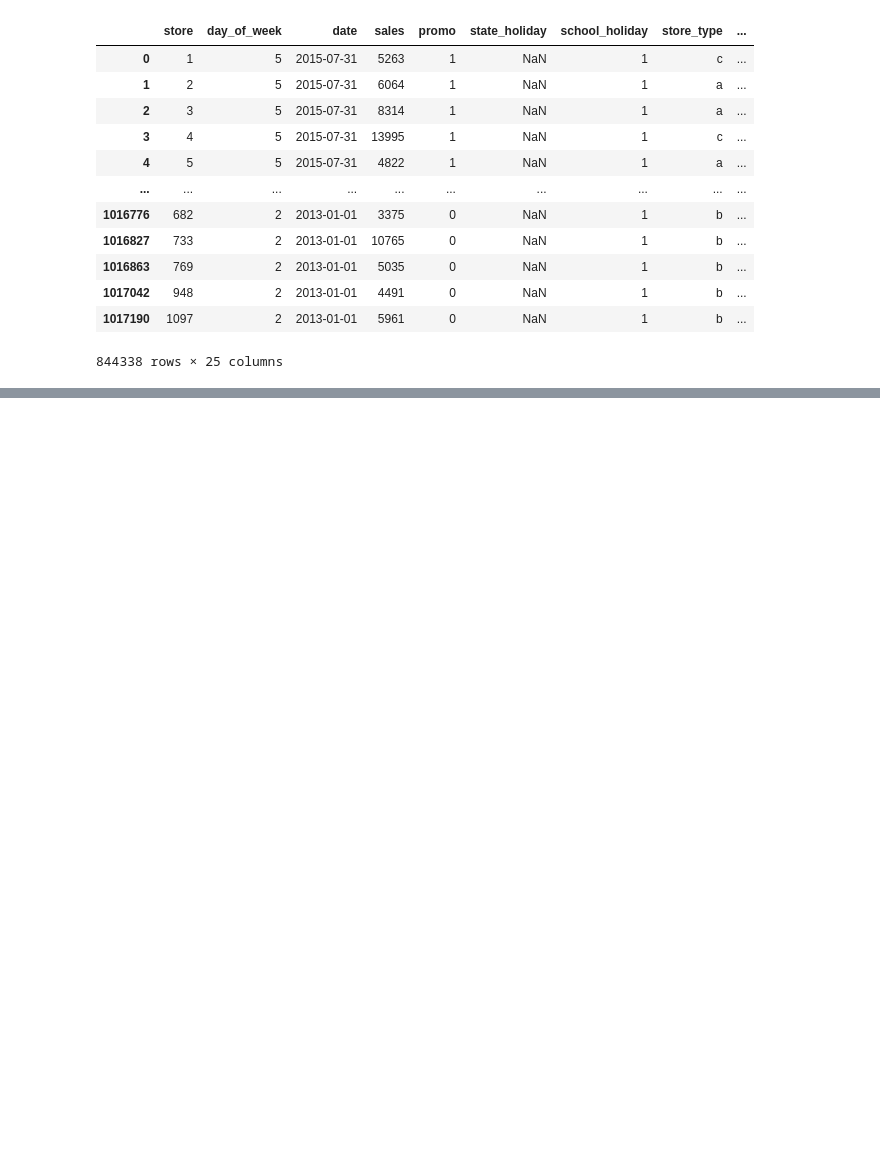
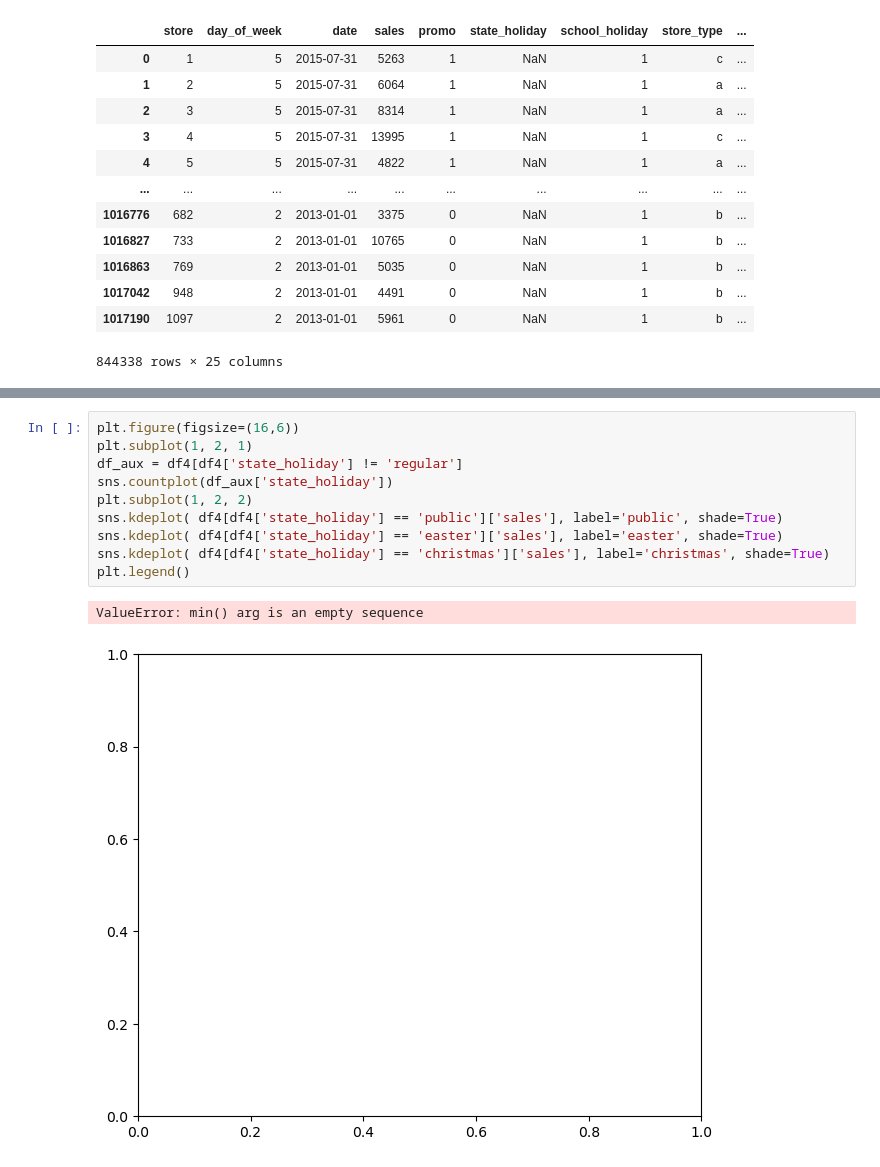
Before and after one commit to biazotogabriel/ds_em_producao, a Jupyter notebook: notebook.ipynb, the cells around one changed output, grey strips where cells are left out. Saved outputs shown, nothing was run; the diff lists cells and outputs as text; blank space fills up the shorter version.

```diff
--- a/notebook.ipynb
+++ b/notebook.ipynb
@@ -406,0 +439,13 @@ df3
+# %%
+plt.figure(figsize=(16,6))
+plt.subplot(1, 2, 1)
+df_aux = df4[df4['state_holiday'] != 'regular']
+sns.countplot(df_aux['state_holiday'])
+plt.subplot(1, 2, 2)
+sns.kdeplot( df4[df4['state_holiday'] == 'public']['sales'], label='public', shade=True)
+sns.kdeplot( df4[df4['state_holiday'] == 'easter']['sales'], label='easter', shade=True)
+sns.kdeplot( df4[df4['state_holiday'] == 'christmas']['sales'], label='christmas', shade=True)
+plt.legend()
+# %% [output]
+ValueError: min() arg is an empty sequence
+[figure, added]
```
Also changed, not shown: parts of 20 cells of this notebook.
